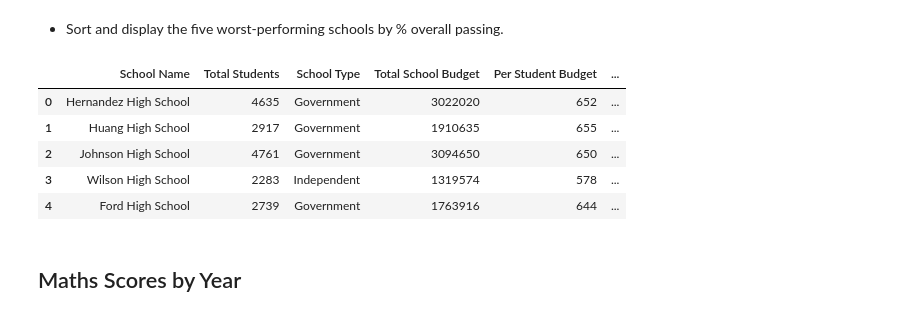
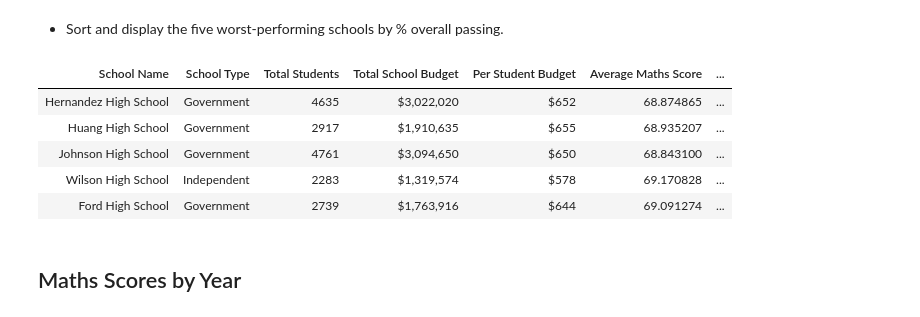
Before and after one commit to Shaunisme/pandas-challenge, a Jupyter notebook: PyCitySchools/PyCitySchools.ipynb, the cells around one changed output. Cells and saved outputs as stored; diff of their text form; code cells hidden in the pictures.

```diff
--- a/PyCitySchools/PyCitySchools.ipynb
+++ b/PyCitySchools/PyCitySchools.ipynb
@@ -137,26 +134,30 @@ per_student_budget=per_student_budget.astype(str).str.replace(r'\[|\]|\.', '')
 # %%
+# Calc percent of passing maths
 def percent_passing_m(x):
     df = (x['maths_score'] >= 50).sum() / x['Student ID'].count() * 100
     return df
 
-percent_passing_maths=schoolGroup.apply(percent_passing_m)
+percent_passing_maths=school_group.apply(percent_passing_m)
 # %%
-
+# Calc percent of passing reading
 def percent_passing_r(x):
     df = (x['reading_score'] >= 50).sum() / x['Student ID'].count() * 100
     return df
 
-percent_passing_reading=schoolGroup.apply(percent_passing_r)
+percent_passing_reading=school_group.apply(percent_passing_r)
 # %%
-
+# Calc percent of overall passing
 def percent_passing_o(x):
     df = ((x['maths_score'] >= 50) & (x['reading_score'] >= 50)).sum() / x['Student ID'].count() * 100
     return df
 
-percent_passing_overall=schoolGroup.apply(percent_passing_o)
+percent_passing_overall=school_group.apply(percent_passing_o)
 # %%
-#school_summary['Per Student Budget']=per_student_budget
-school_summary.insert(4,'Per Student Budget',per_student_budget)
-school_summary['% Passing Maths']=percent_passing_maths
-school_summary['% Passing Reading']=percent_passing_reading
-school_summary['% Passing Overall']=percent_passing_overall
+# Make a New DataFrame add per student budget, passing maths, passing reading and overall passing
+school_summary_group=school_summary.copy()
+school_summary_group.insert(4,'Per Student Budget',per_student_budget)
+school_summary_group['% Passing Maths']=percent_passing_maths
+school_summary_group['% Passing Reading']=percent_passing_reading
+school_summary_group['% Overall Passing']=percent_passing_overall
+
+school_summary_group.style.hide_index()
@@ -180,16 +202,20 @@ top5
 # %% [markdown]
 * Sort and display the five worst-performing schools by % overall passing.
 # %%
-bottom5=school_summary.sort_values("% Passing Overall",ascending=True).head(5)
-bottom5.reset_index(inplace=True, drop=True)
-bottom5
+## Bottom Performing Schools
+
+# Sort by overall passing with ascending=True
+bottom5=school_summary_group.sort_values("% Overall Passing",ascending=True).head(5)
+
+#bottom5.reset_index(inplace=True, drop=True)
+bottom5.style.hide_index()
 # %% [output]
-|  | School Name | Total Students | School Type | Total School Budget | Per Student Budget | ... |
-| 0 | Hernandez High School | 4635 | Government | 3022020 | 652 | ... |
-| 1 | Huang High School | 2917 | Government | 1910635 | 655 | ... |
-| 2 | Johnson High School | 4761 | Government | 3094650 | 650 | ... |
-| 3 | Wilson High School | 2283 | Independent | 1319574 | 578 | ... |
-| 4 | Ford High School | 2739 | Government | 1763916 | 644 | ... |
+| School Name | School Type | Total Students | Total School Budget | Per Student Budget | Average Maths Score | ... |
+| Hernandez High School | Government | 4635 | $3,022,020 | $652 | 68.874865 | ... |
+| Huang High School | Government | 2917 | $1,910,635 | $655 | 68.935207 | ... |
+| Johnson High School | Government | 4761 | $3,094,650 | $650 | 68.843100 | ... |
+| Wilson High School | Independent | 2283 | $1,319,574 | $578 | 69.170828 | ... |
+| Ford High School | Government | 2739 | $1,763,916 | $644 | 69.091274 | ... |
 # %% [markdown]
 ## Maths Scores by Year
 # %% [markdown]
```
Also changed, not shown: parts of 17 cells of this notebook.
